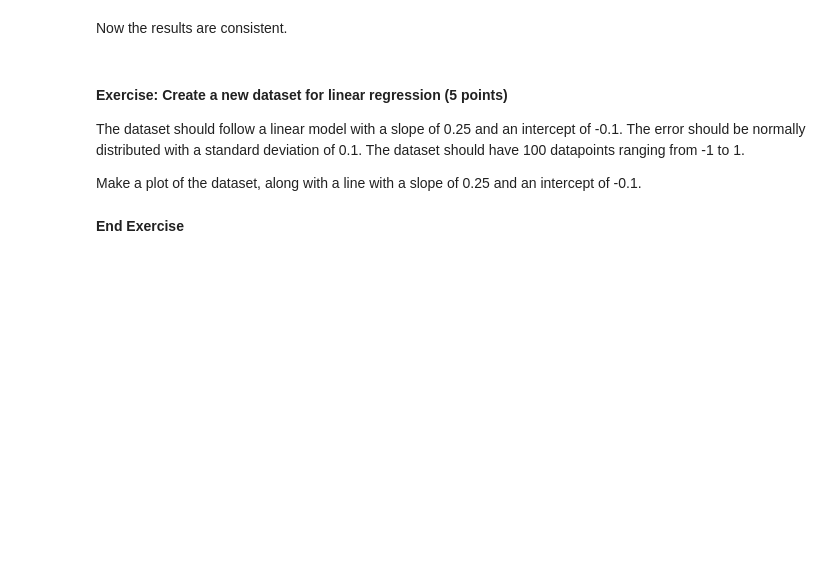
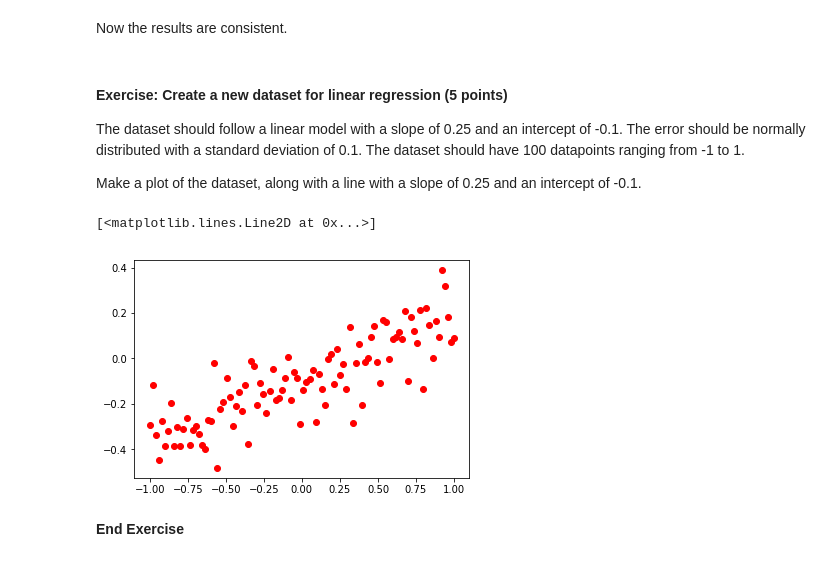
Before and after one commit to medford-group/data_analytics_for_engineers, a Jupyter notebook: modules/0-foundations/foundations.ipynb, the cells around one changed output. Cells and saved outputs as stored; diff of their text form; code cells hidden in the pictures; blank space fills up the shorter version.

```diff
--- a/modules/0-foundations/foundations.ipynb
+++ b/modules/0-foundations/foundations.ipynb
@@ -172,3 +170,14 @@ Make a plot of the dataset, along with a line with a slope of 0.25 and an interc
+# %%
+#insert code here
+x_exercise = np.linspace(-1,1,100)
+epsilon_exercise = np.random.normal(0, 0.1, 100)
+y_exercise = 0.25*x_exercise - 0.1 + epsilon_exercise
+
+fig, ax = plt.subplots()
+ax.plot(x_exercise, y_exercise, 'or')
+# %% [output]
+[<matplotlib.lines.Line2D at 0x...>]
+[figure, added]
 # %% [markdown]
 **End Exercise**
 # %% [markdown]
```
Also changed, not shown: parts of 49 cells of this notebook.
